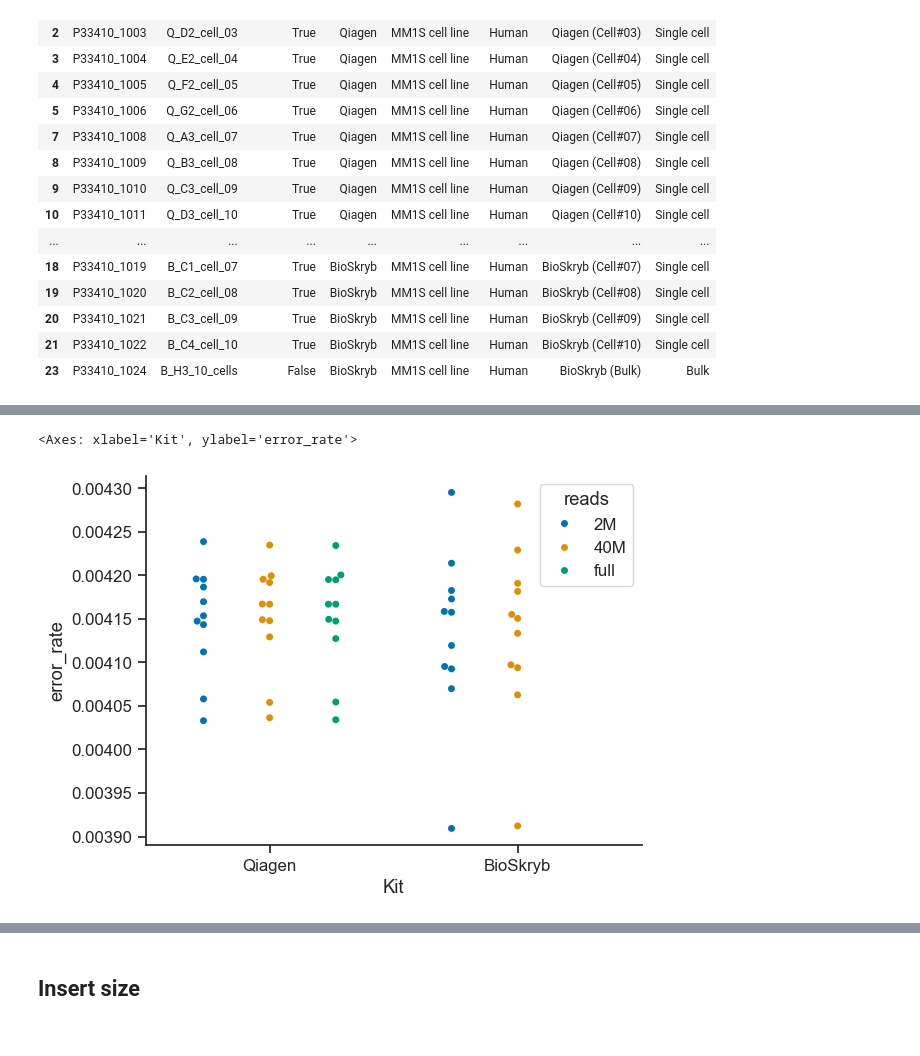
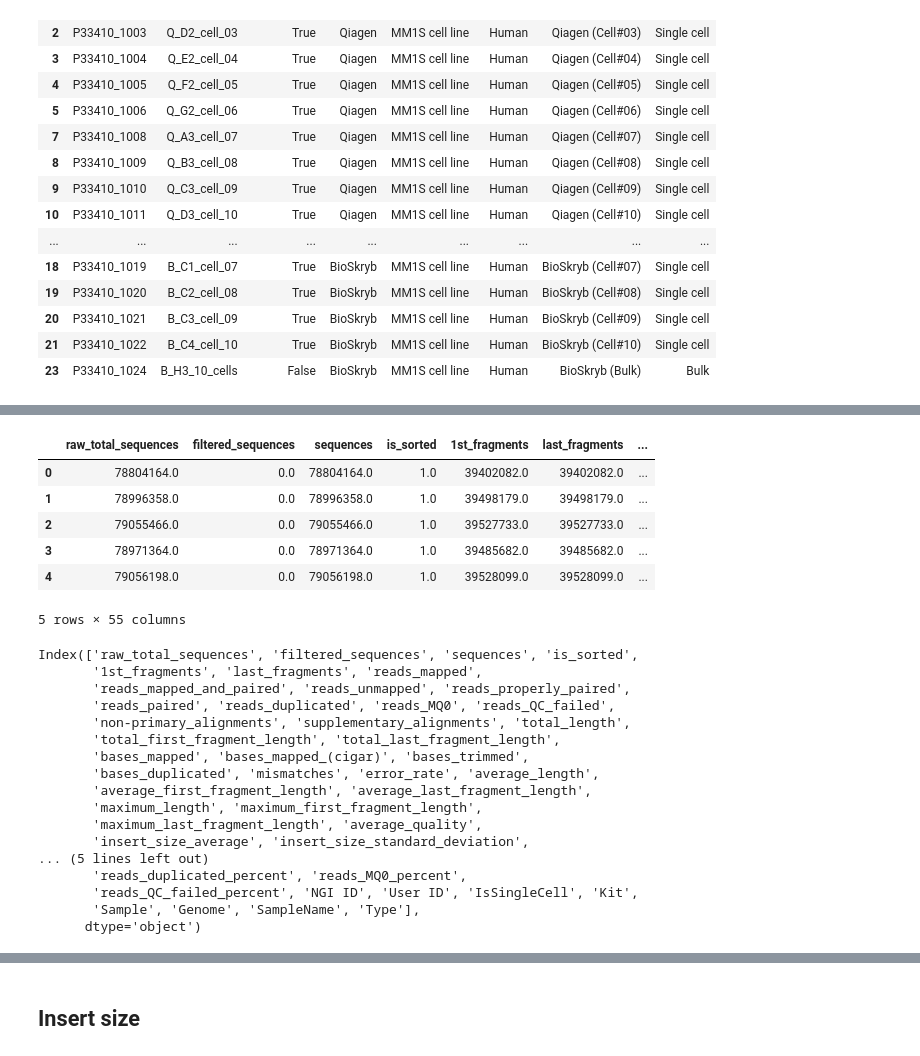
Before and after one commit to NationalGenomicsInfrastructure/NGI_scWGS_technote_2025, a Jupyter notebook: reports/read_stats.ipynb, the cells around one changed output, grey strips where cells are left out. Drawn from its saved outputs; the diff is of its cells as text; code cells hidden in the pictures.

```diff
--- a/reports/read_stats.ipynb
+++ b/reports/read_stats.ipynb
@@ -240,5 +46,34 @@ sns.swarmplot(data=data, x="Kit", y="reads_MQ0_percent", hue="reads", dodge=True
-# %%
-sns.swarmplot(data=data, x="Kit", y="error_rate", hue="reads", dodge=True)
-# %% [output]
-<Axes: xlabel='Kit', ylabel='error_rate'>
-[figure, removed]
+# %%
+data = pd.read_csv("../analysis/downsample_40M/sarek_GRCh38/outdir/multiqc/GA_24_11_scWGS_downsampled_GRCh38_multiqc_report_data/multiqc_samtools_stats.txt", sep="\t")
+data["NGI ID"] = data["Sample"].str.split(".").str[0]
+data = data.drop("Sample", axis=1)
+data = data.merge(samples, on="NGI ID")
+data.head()
+# %% [output]
+|  | raw_total_sequences | filtered_sequences | sequences | is_sorted | 1st_fragments | last_fragments | ... |
+| 0 | 78804164.0 | 0.0 | 78804164.0 | 1.0 | 39402082.0 | 39402082.0 | ... |
+| 1 | 78996358.0 | 0.0 | 78996358.0 | 1.0 | 39498179.0 | 39498179.0 | ... |
+| 2 | 79055466.0 | 0.0 | 79055466.0 | 1.0 | 39527733.0 | 39527733.0 | ... |
+| 3 | 78971364.0 | 0.0 | 78971364.0 | 1.0 | 39485682.0 | 39485682.0 | ... |
+| 4 | 79056198.0 | 0.0 | 79056198.0 | 1.0 | 39528099.0 | 39528099.0 | ... |
+5 rows × 55 columns
+# %%
+data.columns
+# %% [output]
+Index(['raw_total_sequences', 'filtered_sequences', 'sequences', 'is_sorted',
+       '1st_fragments', 'last_fragments', 'reads_mapped',
+       'reads_mapped_and_paired', 'reads_unmapped', 'reads_properly_paired',
+       'reads_paired', 'reads_duplicated', 'reads_MQ0', 'reads_QC_failed',
+       'non-primary_alignments', 'supplementary_alignments', 'total_length',
+       'total_first_fragment_length', 'total_last_fragment_length',
+       'bases_mapped', 'bases_mapped_(cigar)', 'bases_trimmed',
+       'bases_duplicated', 'mismatches', 'error_rate', 'average_length',
+       'average_first_fragment_length', 'average_last_fragment_length',
+       'maximum_length', 'maximum_first_fragment_length',
+       'maximum_last_fragment_length', 'average_quality',
+       'insert_size_average', 'insert_size_standard_deviation',
+... (5 lines left out)
+       'reads_duplicated_percent', 'reads_MQ0_percent',
+       'reads_QC_failed_percent', 'NGI ID', 'User ID', 'IsSingleCell', 'Kit',
+       'Sample', 'Genome', 'SampleName', 'Type'],
+      dtype='object')
```
Also changed, not shown: parts of 23 cells of this notebook, 16 other files.
